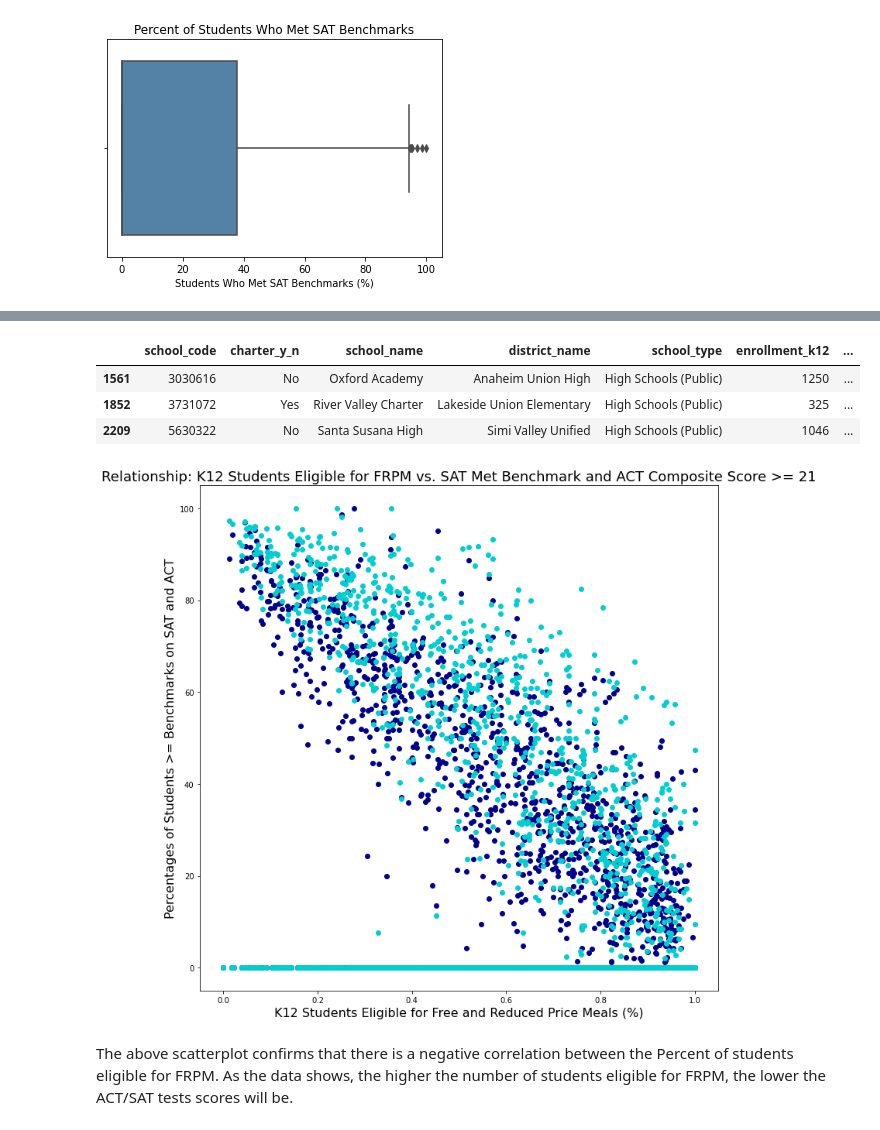
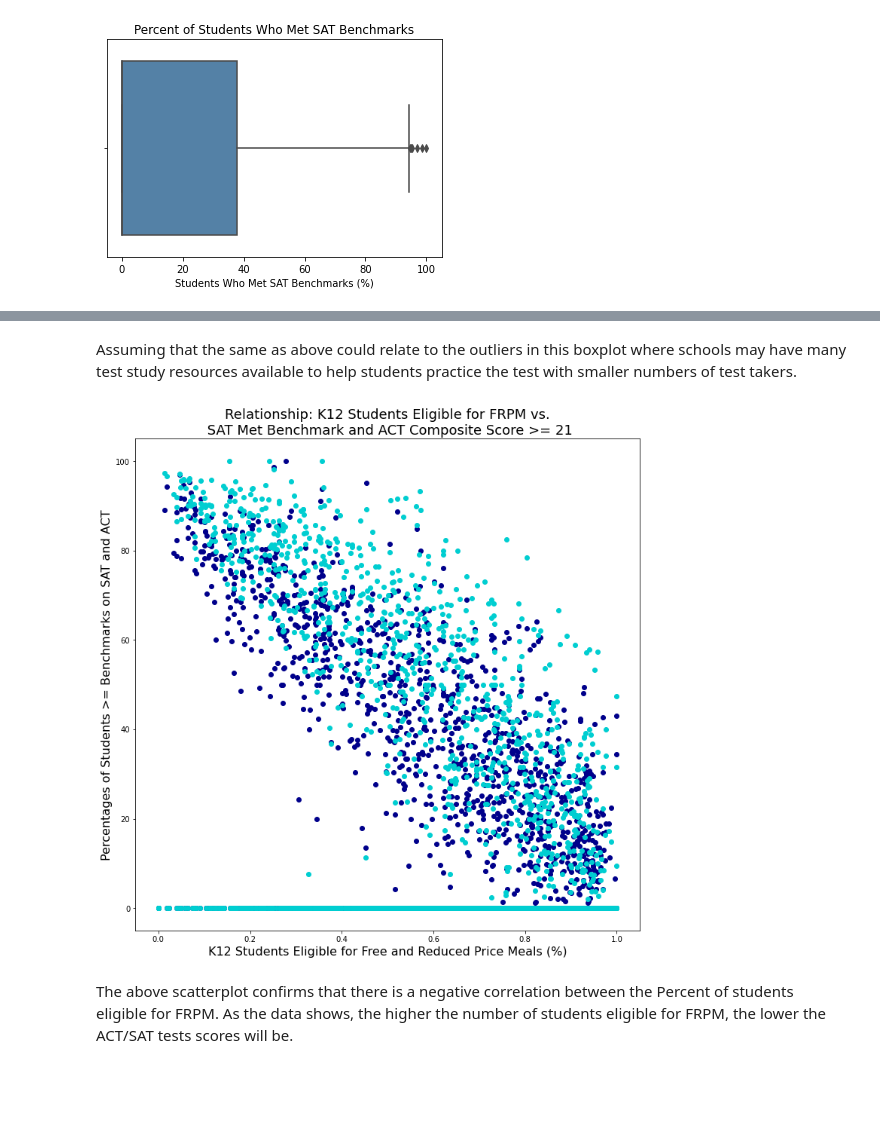
Before and after one commit to brandiehatch/project-1, a Jupyter notebook: hatch_frpm_sat_act_ca_2022.ipynb, the cells around one changed output, grey strips where cells are left out. Saved outputs shown, nothing was run; the diff lists cells and outputs as text; code cells hidden in the pictures; blank space fills up the shorter version.

```diff
--- a/hatch_frpm_sat_act_ca_2022.ipynb
+++ b/hatch_frpm_sat_act_ca_2022.ipynb
@@ -989,22 +915,15 @@ color='steelblue'
-# %%
-# Review of the schools that received 100% of student population with ACT scores 21 or higher.
-# Noticed the outlier in the above boxplot. After review, it is likely these three schools have many test study resources available to help students practice the test. Additionally, they had small numbers of test takers.
-frpm_act_sat[(frpm_act_sat['act_pct_ge21']==100)]
-# %% [output]
-|  | school_code | charter_y_n | school_name | district_name | school_type | enrollment_k12 | ... |
-| 1561 | 3030616 | No | Oxford Academy | Anaheim Union High | High Schools (Public) | 1250 | ... |
-| 1852 | 3731072 | Yes | River Valley Charter | Lakeside Union Elementary | High Schools (Public) | 325 | ... |
-| 2209 | 5630322 | No | Santa Susana High | Simi Valley Unified | High Schools (Public) | 1046 | ... |
+# %% [markdown]
+Assuming that the same as above could relate to the outliers in this boxplot where schools may have many test study resources available to help students practice the test with smaller numbers of test takers.
 # %%
 # 4. Scatter Plot to visualize relationships
 plt.figure(figsize=(12,12))
 plt.scatter(x='frpm_percent_eligible_k12', y='sat_pct_benchmark', data=frpm_act_sat, color='darkblue')
 plt.scatter(x='frpm_percent_eligible_k12', y='act_pct_ge21', data=frpm_act_sat, color='darkturquoise')
-plt.title('Relationship: K12 Students Eligible for FRPM vs. SAT Met Benchmark and ACT Composite Score >= 21', fontsize=18)
+plt.title('Relationship: K12 Students Eligible for FRPM vs.\n SAT Met Benchmark and ACT Composite Score >= 21', fontsize=18)
 plt.xlabel('K12 Students Eligible for Free and Reduced Price Meals (%)', fontsize=16)
 plt.ylabel('Percentages of Students >= Benchmarks on SAT and ACT', fontsize=16);
 # %% [output]
-[figure, old version]
+[figure, new version]
 # %% [markdown]
 The above scatterplot confirms that there is a negative correlation between the Percent of students eligible for FRPM. As the data shows, the higher the number of students eligible for FRPM, the lower the ACT/SAT tests scores will be.
 # %%
```
Also changed, not shown: parts of 27 cells of this notebook, 1 other file.
